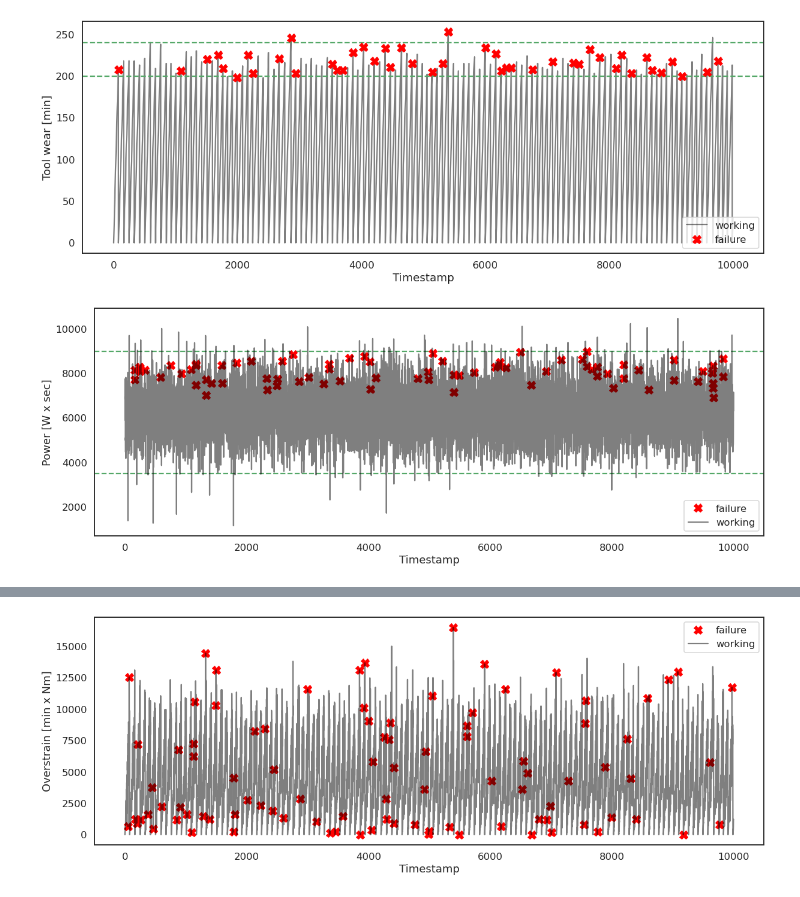
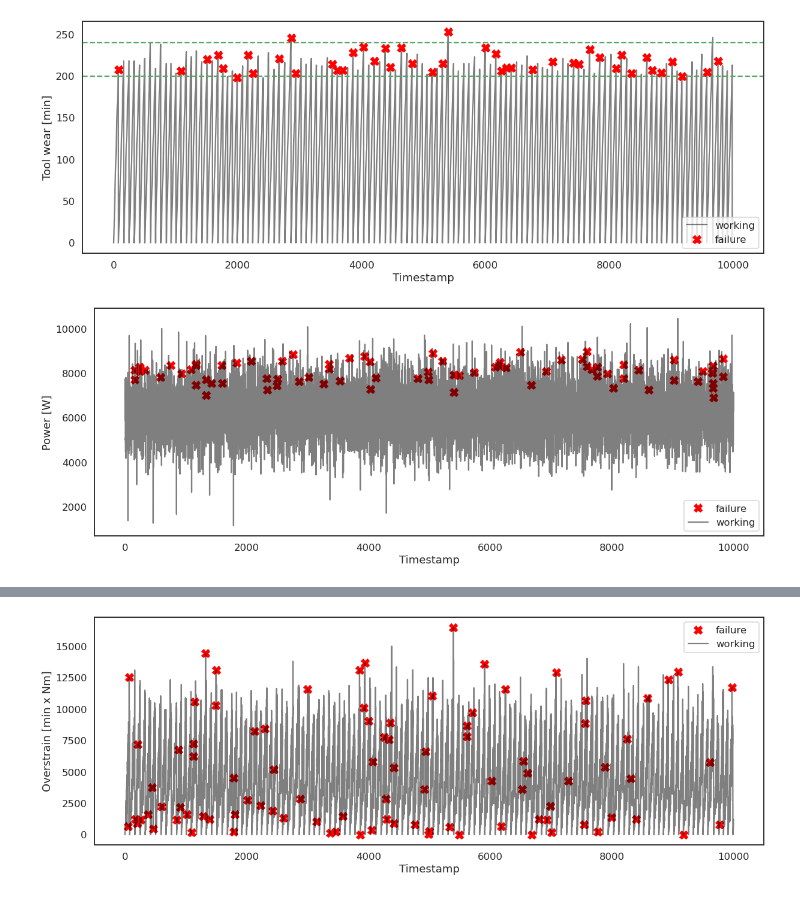
Before and after one commit to NicolaRonzoni/System-for-anomaly-detection, a Jupyter notebook: predictive_maintenance/Machine_Mainteinance_Classification.ipynb, the cells around one changed output, grey strips where cells are left out. Drawn from its saved outputs; the diff is of its cells as text; code cells hidden in the pictures.

```diff
--- a/predictive_maintenance/Machine_Mainteinance_Classification.ipynb
+++ b/predictive_maintenance/Machine_Mainteinance_Classification.ipynb
@@ -101,17 +101,15 @@ plt.savefig('/mnt/c/Users/NicolaRonzoni/OneDrive - BitBang Srl/imagesPM/toolwear
 # %%
 TF=pm[pm['Failure Type']==2]
 sns.set_context('talk')
 _ = plt.figure(figsize=(20,7))
-_ = plt.axhline(y=9000, color='g', linestyle='--')
-_ = plt.axhline(y=3500, color='g', linestyle='--')
 _ = plt.plot(TF['Power [W x sec]'], linestyle='none', marker='X', color='red', markersize=14, label='failure')
 _ = plt.plot(pm['Power [W x sec]'], color='black',linestyle='-', label='working',alpha=0.5)
-_ = plt.ylabel('Power [W x sec]')
+_ = plt.ylabel('Power [W]')
 _ = plt.xlabel('Timestamp')
 _ =plt.legend(loc="lower right")
 plt.savefig('/mnt/c/Users/NicolaRonzoni/OneDrive - BitBang Srl/imagesPM/powerfailurePM.png')
 # %% [output]
-[figure, old version]
+[figure, new version]
 # %%
 TF=pm[pm['Failure Type']==0]
 sns.set_context('talk')
```
Also changed, not shown: parts of 16 cells of this notebook, 2 other files.
